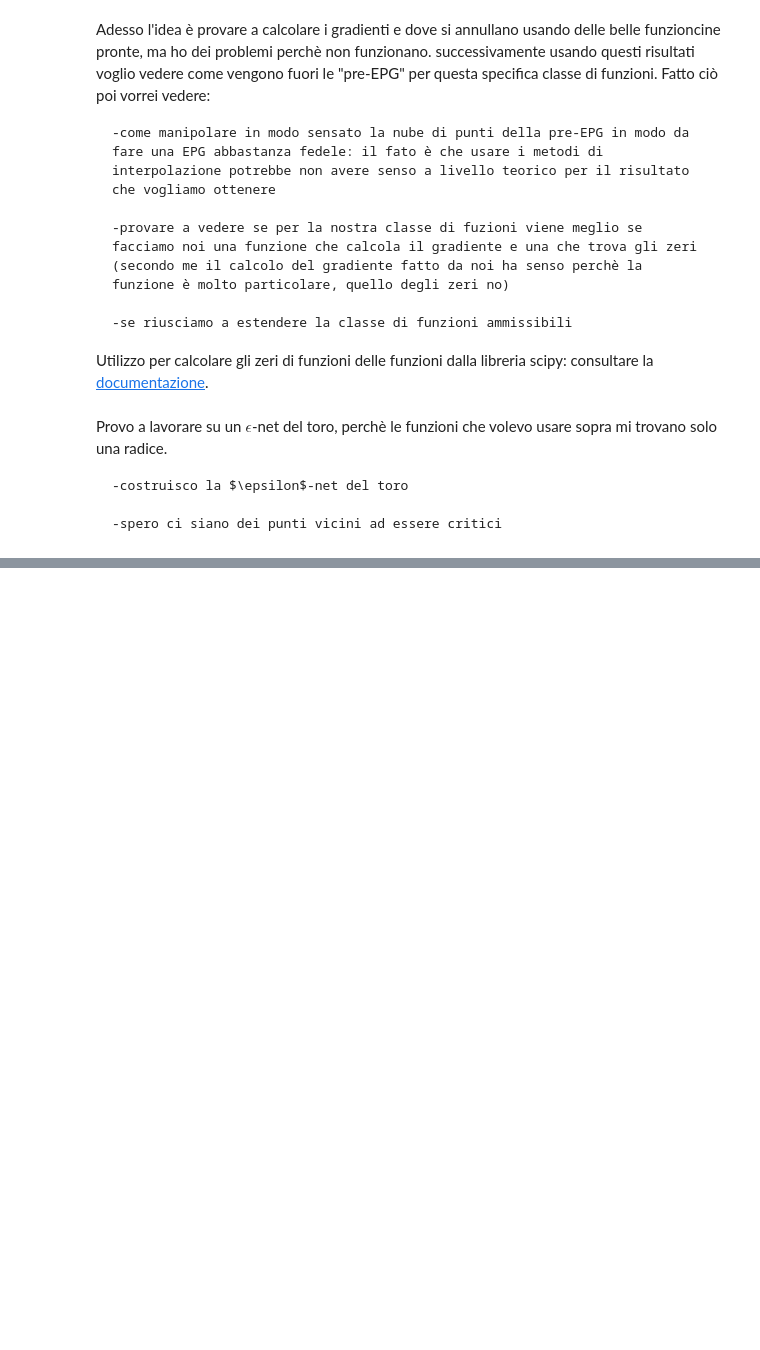
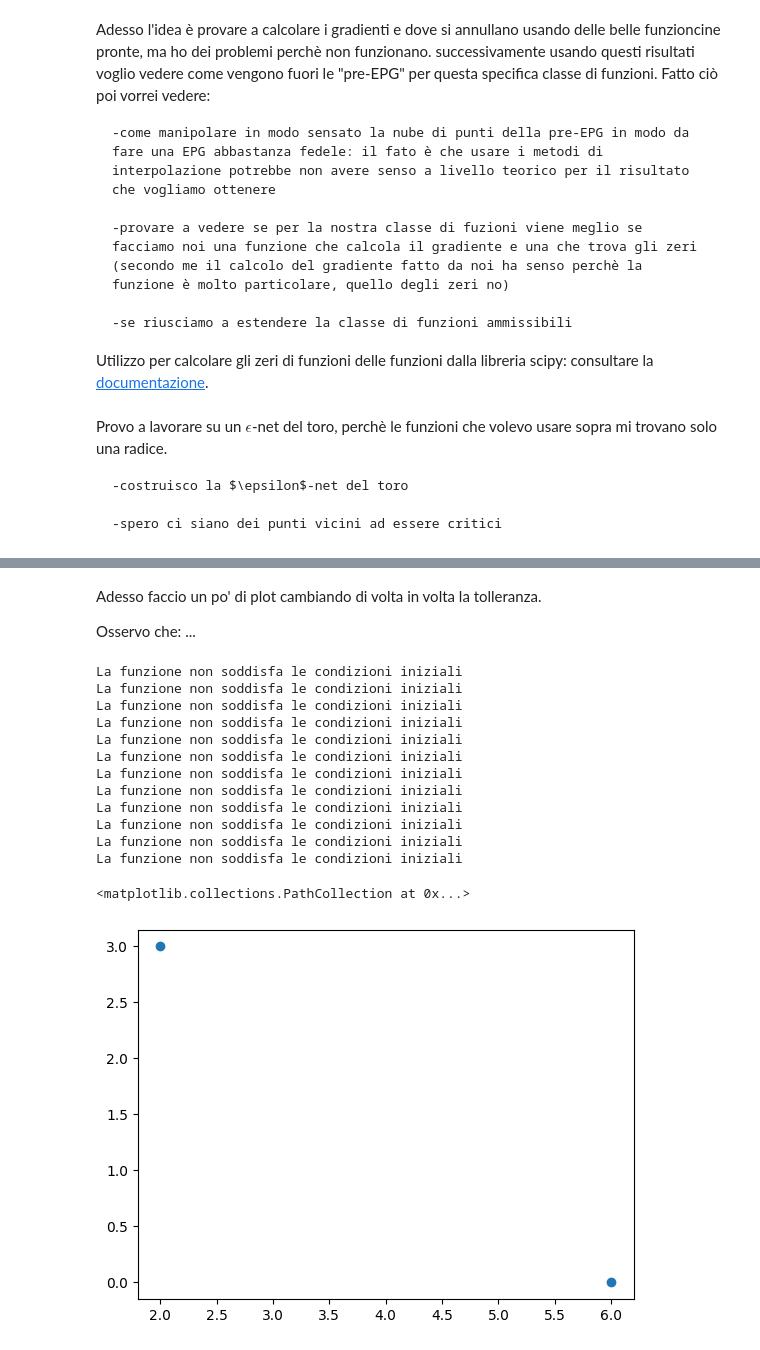
Before and after one commit to emosig/pershom, a Jupyter notebook: Prima_Prova_NB.ipynb, the cells around one changed output, grey strips where cells are left out. Cells and saved outputs as stored; diff of their text form; code cells hidden in the pictures; blank space fills up the shorter version.

```diff
--- a/Prima_Prova_NB.ipynb
+++ b/Prima_Prova_NB.ipynb
@@ -79,0 +128,20 @@ TypeError: unsupported operand type(s) for -: 'tuple' and 'tuple'
+# %%
+def Pareto(tol):
+    #tol=0.0001   #per ora uso una sola toleranza, come se fosse il mio zero
+    ppc=[]       #lista dei punti Pareto Critici
+    for i in range (0,l,1):
+        if gr2(x[i])[0]==0 and gr2(x[i])[1]==0:
+            if gr1(x[i])[0]==0 and gr1(x[i])[1]==0:
+                print('La funzione non soddisfa le condizioni iniziali') #la nostra non soddisfa yeee
+            else:
+                ppc.append(x[i])
+        if gr2(x[i])[0]==0 and gr2(x[i])[1]!=0:
+            if gr1(x[i])[0]<=tol:
+                ppc.append(x[i])
+        if gr2(x[i])[1]==0 and gr2(x[i])[0]!=0:
+            if gr1(x[i])[1]<=tol:
+                ppc.append(x[i])
+        if gr2(x[i])[0]!=0 and gr2(x[i])[1]!=0:
+            if abs(gr1(x[i])[0]/gr2(x[i])[0]-gr1(x[i])[1]/gr2(x[i])[1])<=tol and (gr1(x[i])[0]/gr2(x[i])[0]<=tol or gr1(x[i])[1]/gr2(x[i])[1]<=tol):
+                ppc.append(x[i])
+    return ppc
@@ -79,0 +158,21 @@ TypeError: unsupported operand type(s) for -: 'tuple' and 'tuple'
+# %% [markdown]
+Adesso faccio un po' di plot cambiando di volta in volta la tolleranza.
+
+Osservo che: ...
+# %%
+plt.scatter(f_1(Pareto(0)),f_2(Pareto(0)))
+# %% [output]
+La funzione non soddisfa le condizioni iniziali
+La funzione non soddisfa le condizioni iniziali
+La funzione non soddisfa le condizioni iniziali
+La funzione non soddisfa le condizioni iniziali
+La funzione non soddisfa le condizioni iniziali
+La funzione non soddisfa le condizioni iniziali
+La funzione non soddisfa le condizioni iniziali
+La funzione non soddisfa le condizioni iniziali
+La funzione non soddisfa le condizioni iniziali
+La funzione non soddisfa le condizioni iniziali
+La funzione non soddisfa le condizioni iniziali
+La funzione non soddisfa le condizioni iniziali
+<matplotlib.collections.PathCollection at 0x...>
+[figure, added]
```
Also changed, not shown: parts of 10 cells of this notebook.
